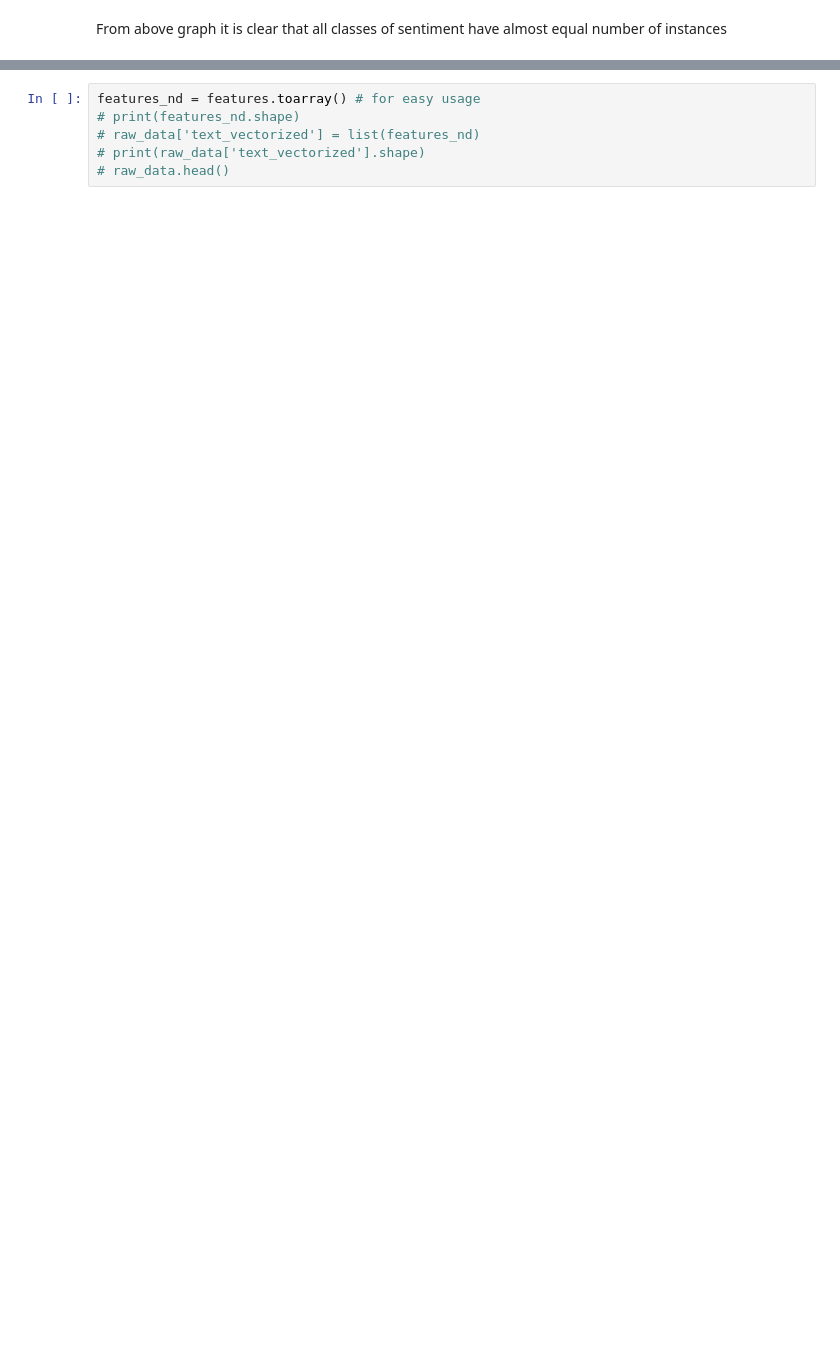
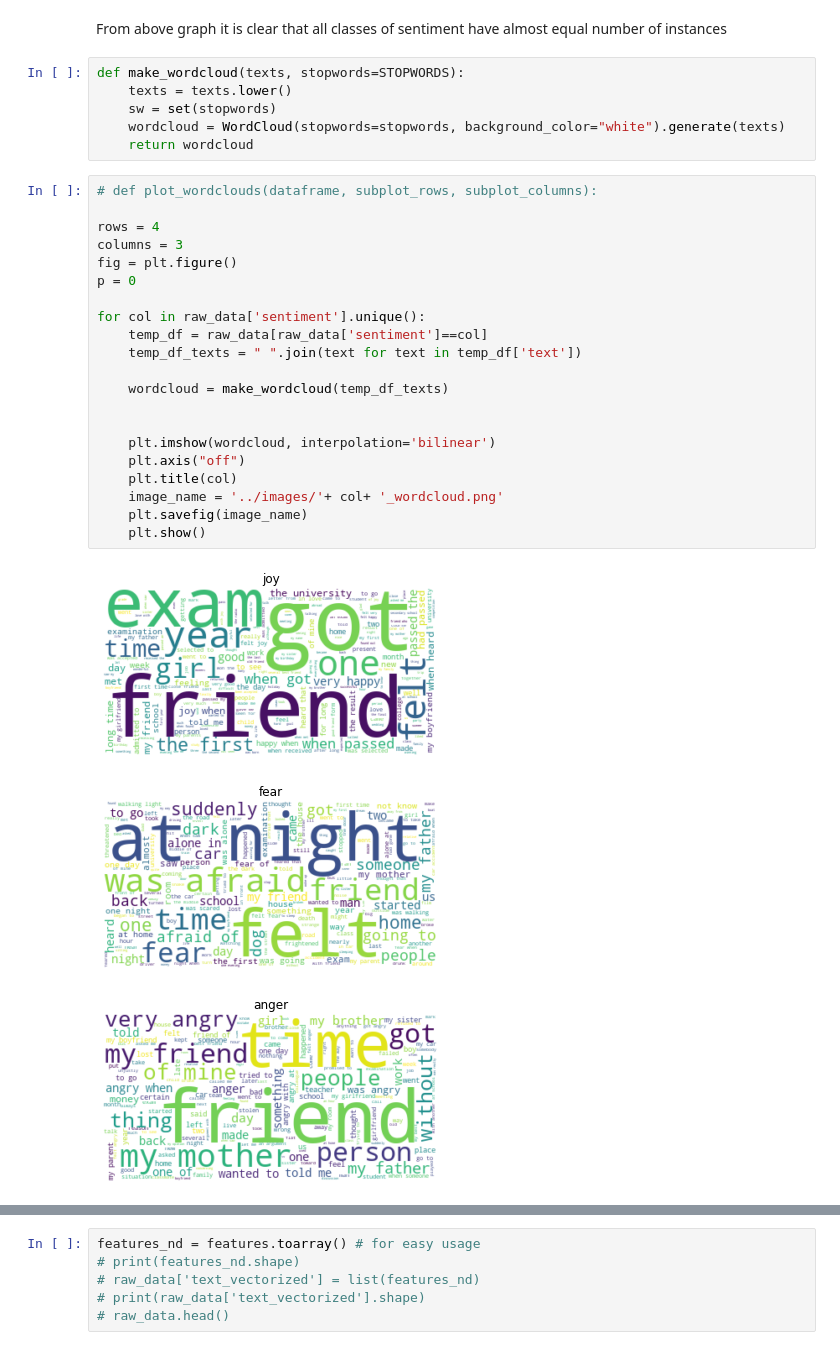
Before and after one commit to bhattbhuwan13/fuseai-training, a Jupyter notebook: notebooks/01.01_bb_EDA_emotion_classification_2020_05_13.ipynb, the cells around one changed output, grey strips where cells are left out. Drawn from its saved outputs; the diff is of its cells as text; blank space fills up the shorter version.

```diff
--- a/notebooks/01.01_bb_EDA_emotion_classification_2020_05_13.ipynb
+++ b/notebooks/01.01_bb_EDA_emotion_classification_2020_05_13.ipynb
@@ -54,2 +61,33 @@ raw_data['sentiment'].value_counts().plot(kind='bar')
 # %% [markdown]
 From above graph it is clear that all classes of sentiment have almost equal number of instances
+# %%
+def make_wordcloud(texts, stopwords=STOPWORDS):
+    texts = texts.lower()
+    sw = set(stopwords)
+    wordcloud = WordCloud(stopwords=stopwords, background_color="white").generate(texts)
+    return wordcloud
+# %%
+# def plot_wordclouds(dataframe, subplot_rows, subplot_columns):
+
+rows = 4
+columns = 3
+fig = plt.figure()
+p = 0
+
+for col in raw_data['sentiment'].unique():
+    temp_df = raw_data[raw_data['sentiment']==col]
+    temp_df_texts = " ".join(text for text in temp_df['text'])
+
+    wordcloud = make_wordcloud(temp_df_texts)
+
+
+    plt.imshow(wordcloud, interpolation='bilinear')
+    plt.axis("off")
+    plt.title(col)
+    image_name = '../images/'+ col+ '_wordcloud.png'
+    plt.savefig(image_name)
+    plt.show()
+# %% [output]
+[figure, added]
+[figure, added]
+[figure, added]
```
Also changed, not shown: parts of 32 cells of this notebook, 11 other files.
